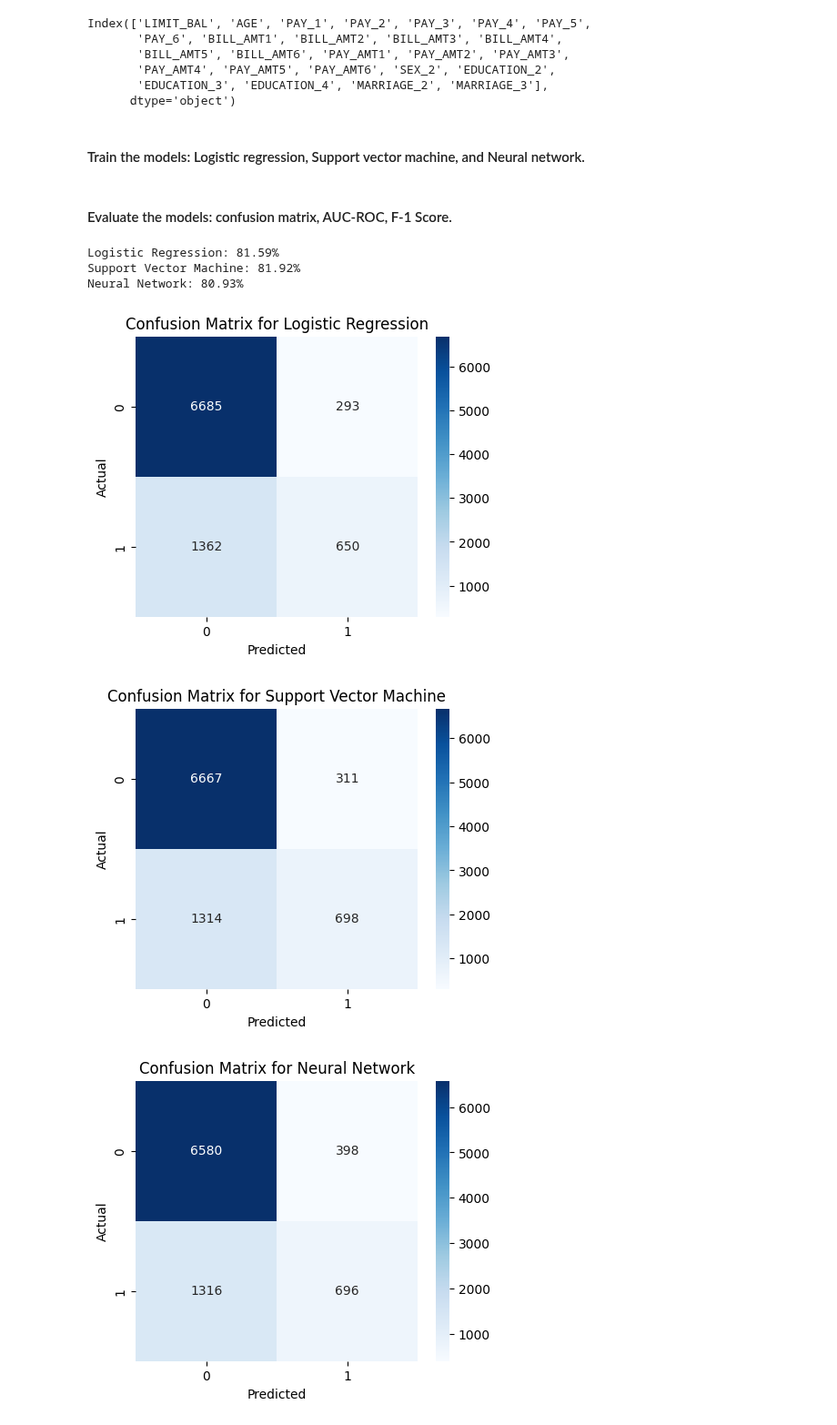
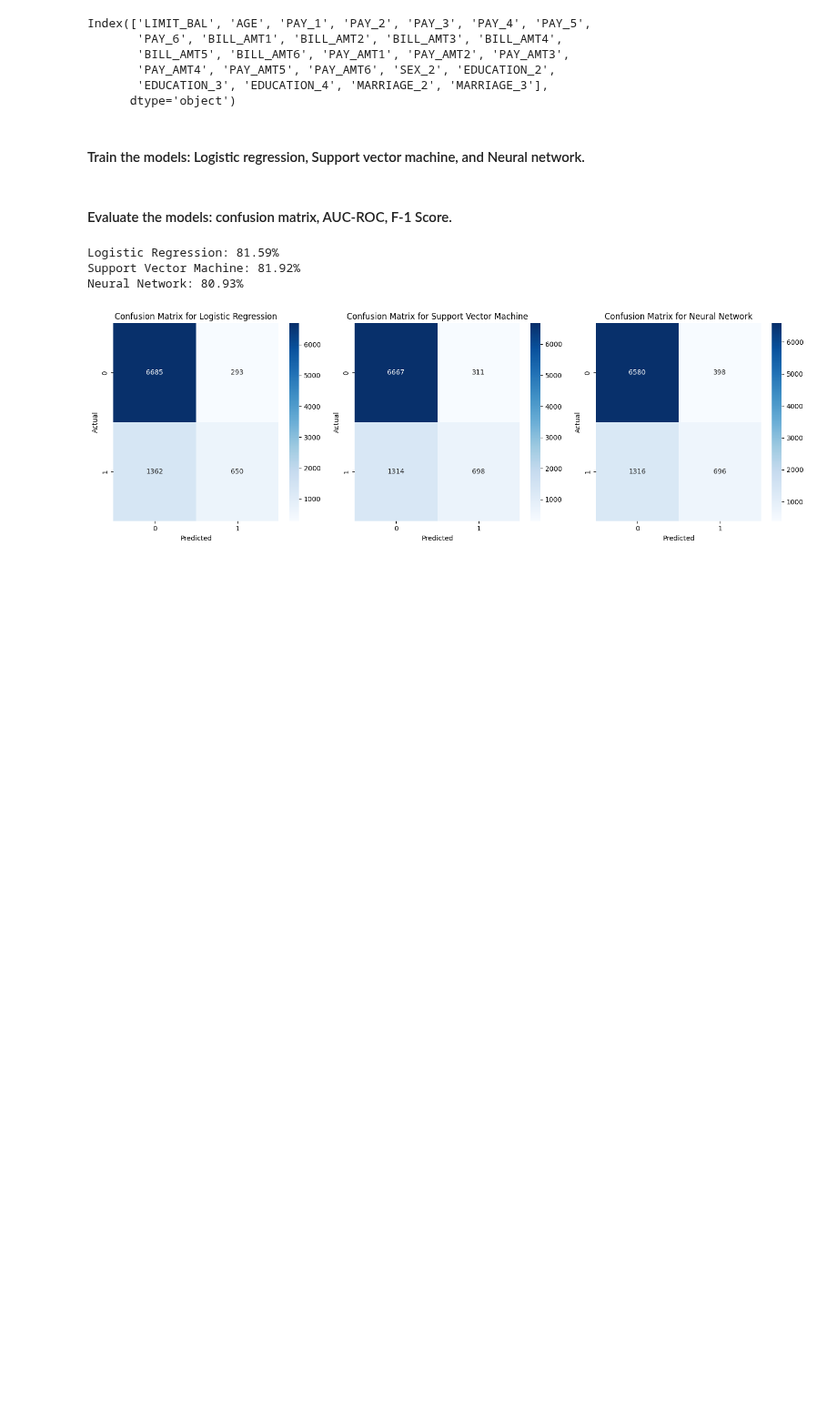
Before and after one commit to minjeoungneev/Default_Credit_Card, a Jupyter notebook: Models.ipynb, the cells around one changed output. Shown at 91% size. Saved outputs shown, nothing was run; the diff lists cells and outputs as text; code cells hidden in the pictures; blank space fills up the shorter version.

```diff
--- a/Models.ipynb
+++ b/Models.ipynb
@@ -65,20 +65,19 @@ Support Vector Machine: 81.92%
 Neural Network: 80.93%
 # %%
 from sklearn.metrics import confusion_matrix
-import seaborn as sns
 
+fig, axes = plt.subplots(1, 3, figsize=(15, 5))
 
-for model, name in models.items():
+for ax, (model, name) in zip(axes, models.items()):
     y_pred = model.predict(X_test)
     cm = confusion_matrix(y_test, y_pred)
 
-    plt.figure(figsize= (5,4))
-    sns.heatmap(cm, annot = True, fmt = 'd', cmap = 'Blues')
-    plt.title(f'Confusion Matrix for {name}')
-    plt.xlabel('Predicted')
-    plt.ylabel('Actual')
-    plt.show()
+    sns.heatmap(cm, annot=True, fmt='d', cmap='Blues', ax=ax)
+    ax.set_title(f'Confusion Matrix for {name}')
+    ax.set_xlabel('Predicted')
+    ax.set_ylabel('Actual')
+
+plt.tight_layout()
+plt.show()
 # %% [output]
-[figure, old version]
+[figure, new version]
-[figure, removed]
-[figure, removed]
```
Also changed, not shown: parts of 3 cells of this notebook, 1 other file.
